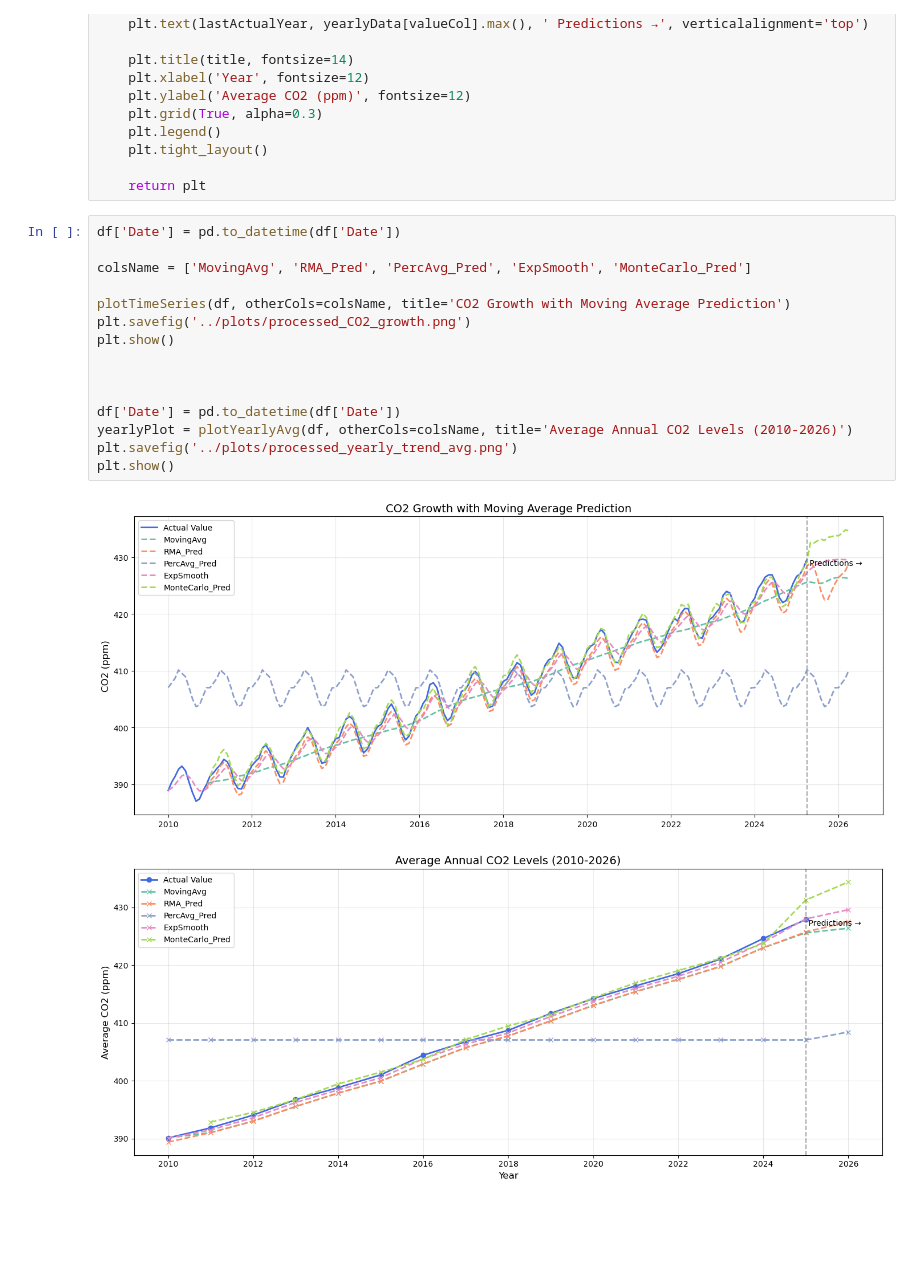
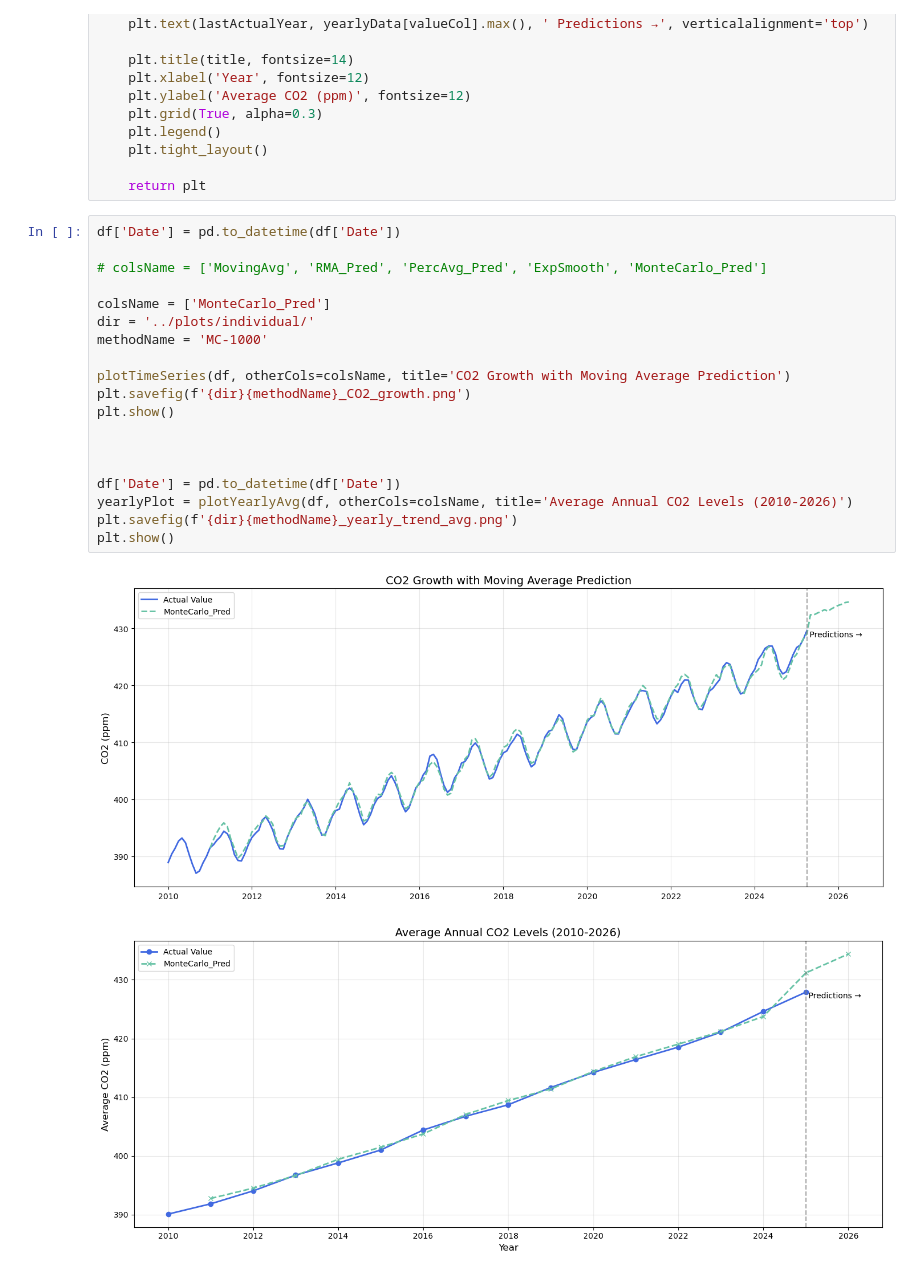
Before and after one commit to aLieexe/statistika-final-proj, a Jupyter notebook: src/plot-prediction.ipynb, the cells around one changed output. Cells and saved outputs as stored; diff of their text form; blank space fills up the shorter version.

Commit message:
more plot

```diff
--- a/src/plot-prediction.ipynb
+++ b/src/plot-prediction.ipynb
@@ -105,18 +105,22 @@ def plotYearlyAvg(df, valueCol='Value', otherCols=None, title='Annual CO2 Levels
 # %%
 df['Date'] = pd.to_datetime(df['Date'])
 
-colsName = ['MovingAvg', 'RMA_Pred', 'PercAvg_Pred', 'ExpSmooth', 'MonteCarlo_Pred']
+# colsName = ['MovingAvg', 'RMA_Pred', 'PercAvg_Pred', 'ExpSmooth', 'MonteCarlo_Pred']
+
+colsName = ['MonteCarlo_Pred']
+dir = '../plots/individual/'
+methodName = 'MC-1000'
 
 plotTimeSeries(df, otherCols=colsName, title='CO2 Growth with Moving Average Prediction')
-plt.savefig('../plots/processed_CO2_growth.png')
+plt.savefig(f'{dir}{methodName}_CO2_growth.png')
 plt.show()
 
 
 
 df['Date'] = pd.to_datetime(df['Date'])
 yearlyPlot = plotYearlyAvg(df, otherCols=colsName, title='Average Annual CO2 Levels (2010-2026)')
-plt.savefig('../plots/processed_yearly_trend_avg.png')
+plt.savefig(f'{dir}{methodName}_yearly_trend_avg.png')
 plt.show()
 # %% [output]
-[figure, old version]
+[figure, new version]
-[figure, old version]
+[figure, new version]
```
Also changed, not shown: parts of 1 cell of this notebook, 26 other files.
